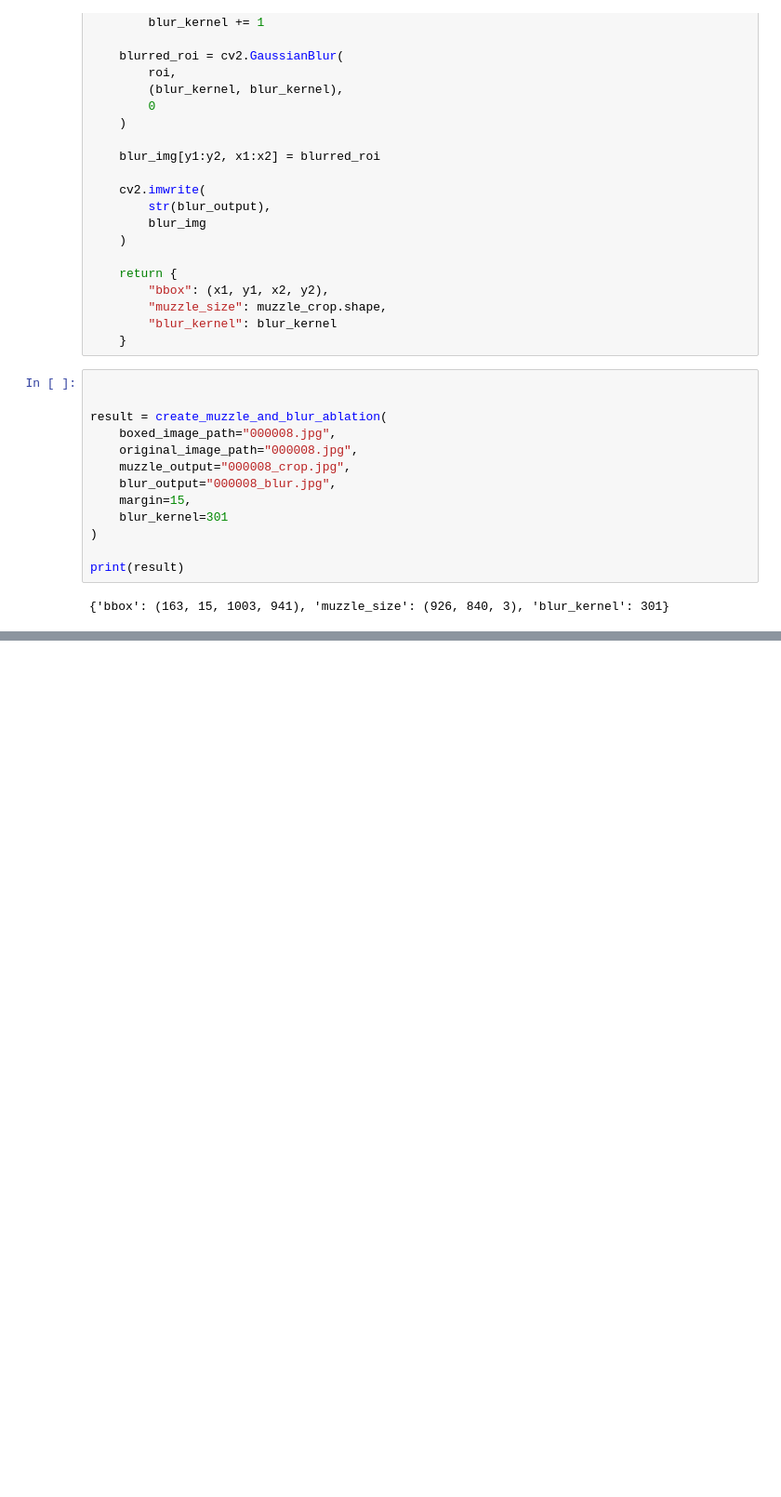
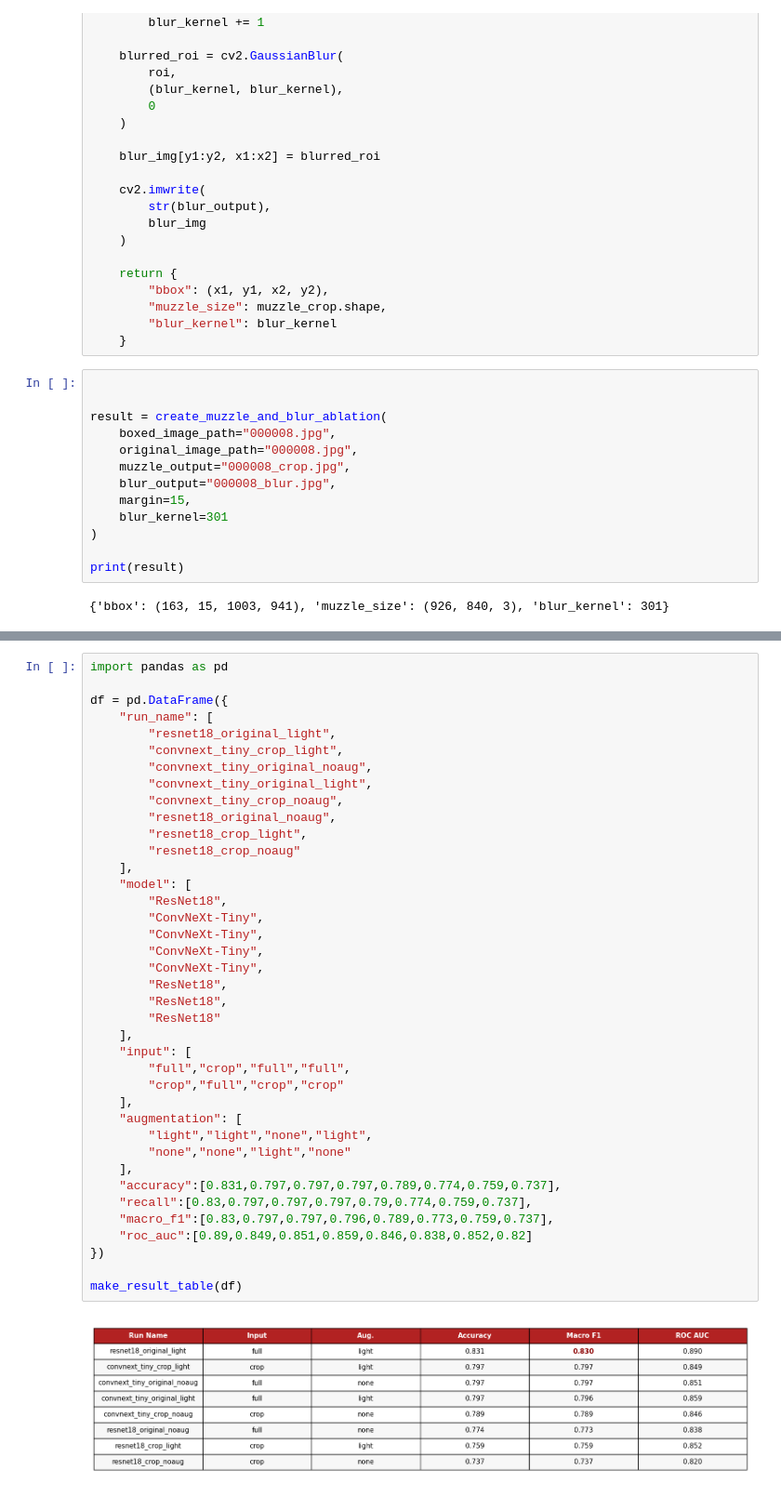
Before and after one commit to qingyun-tuberlin/Computer_Vision, a Jupyter notebook: black_box_cut.ipynb, the cells around one changed output, grey strips where cells are left out. Shown at 93% size. Cells and saved outputs as stored; diff of their text form; blank space fills up the shorter version.

```diff
--- a/black_box_cut.ipynb
+++ b/black_box_cut.ipynb
@@ -252,0 +387,41 @@ print(result)
+# %%
+import pandas as pd
+
+df = pd.DataFrame({
+    "run_name": [
+        "resnet18_original_light",
+        "convnext_tiny_crop_light",
+        "convnext_tiny_original_noaug",
+        "convnext_tiny_original_light",
+        "convnext_tiny_crop_noaug",
+        "resnet18_original_noaug",
+        "resnet18_crop_light",
+        "resnet18_crop_noaug"
+    ],
+    "model": [
+        "ResNet18",
+        "ConvNeXt-Tiny",
+        "ConvNeXt-Tiny",
+        "ConvNeXt-Tiny",
+        "ConvNeXt-Tiny",
+        "ResNet18",
+        "ResNet18",
+        "ResNet18"
+    ],
+    "input": [
+        "full","crop","full","full",
+        "crop","full","crop","crop"
+    ],
+    "augmentation": [
+        "light","light","none","light",
+        "none","none","light","none"
+    ],
+    "accuracy":[0.831,0.797,0.797,0.797,0.789,0.774,0.759,0.737],
+    "recall":[0.83,0.797,0.797,0.797,0.79,0.774,0.759,0.737],
+    "macro_f1":[0.83,0.797,0.797,0.796,0.789,0.773,0.759,0.737],
+    "roc_auc":[0.89,0.849,0.851,0.859,0.846,0.838,0.852,0.82]
+})
+
+make_result_table(df)
+# %% [output]
+[figure, added]
```
Also changed, not shown: parts of 21 cells of this notebook, 2 other files.
